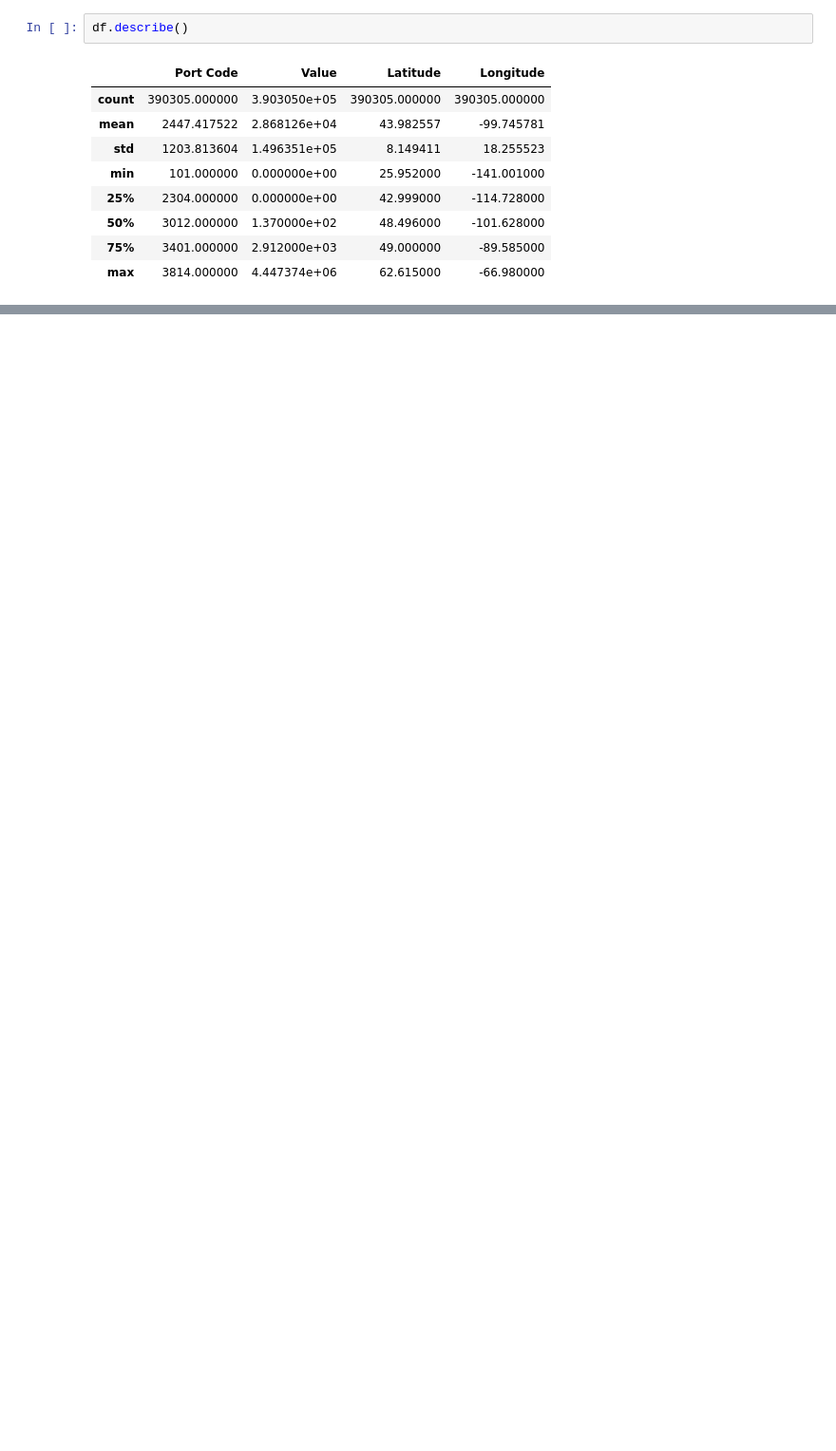
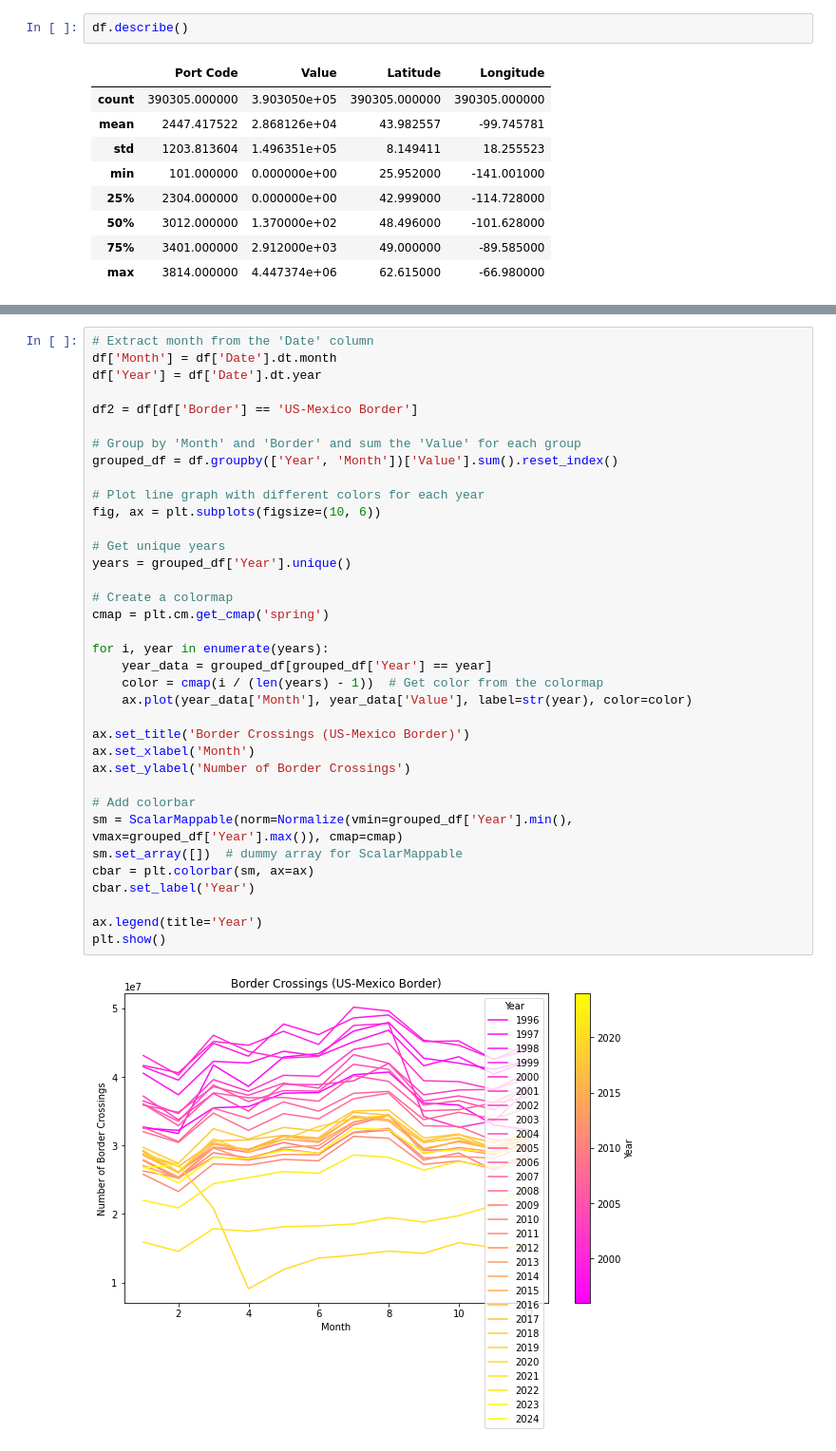
Before and after one commit to Alec12/data-science-secondary-projects, a Jupyter notebook: Data-Analytics-Portfolio/Border-Crossing-Entry-Analysis/border-crossing-entry-analysis.ipynb, the cells around one changed output, grey strips where cells are left out. Shown at 95% size. Drawn from its saved outputs; the diff is of its cells as text; blank space fills up the shorter version.

```diff
--- a/Data-Analytics-Portfolio/Border-Crossing-Entry-Analysis/border-crossing-entry-analysis.ipynb
+++ b/Data-Analytics-Portfolio/Border-Crossing-Entry-Analysis/border-crossing-entry-analysis.ipynb
@@ -109,0 +204,38 @@ gmaps.figure(center=(37.0902, -95.7129), zoom_level=4)
+# %%
+# Extract month from the 'Date' column
+df['Month'] = df['Date'].dt.month
+df['Year'] = df['Date'].dt.year
+
+df2 = df[df['Border'] == 'US-Mexico Border']
+
+# Group by 'Month' and 'Border' and sum the 'Value' for each group
+grouped_df = df.groupby(['Year', 'Month'])['Value'].sum().reset_index()
+
+# Plot line graph with different colors for each year
+fig, ax = plt.subplots(figsize=(10, 6))
+
+# Get unique years
+years = grouped_df['Year'].unique()
+
+# Create a colormap
+cmap = plt.cm.get_cmap('spring')
+
+for i, year in enumerate(years):
+    year_data = grouped_df[grouped_df['Year'] == year]
+    color = cmap(i / (len(years) - 1))  # Get color from the colormap
+    ax.plot(year_data['Month'], year_data['Value'], label=str(year), color=color)
+
+ax.set_title('Border Crossings (US-Mexico Border)')
+ax.set_xlabel('Month')
+ax.set_ylabel('Number of Border Crossings')
+
+# Add colorbar
+sm = ScalarMappable(norm=Normalize(vmin=grouped_df['Year'].min(), vmax=grouped_df['Year'].max()), cmap=cmap)
+sm.set_array([])  # dummy array for ScalarMappable
+cbar = plt.colorbar(sm, ax=ax)
+cbar.set_label('Year')
+
+ax.legend(title='Year')
+plt.show()
+# %% [output]
+[figure, added]
```
Also changed, not shown: parts of 22 cells of this notebook, 1 other file.
